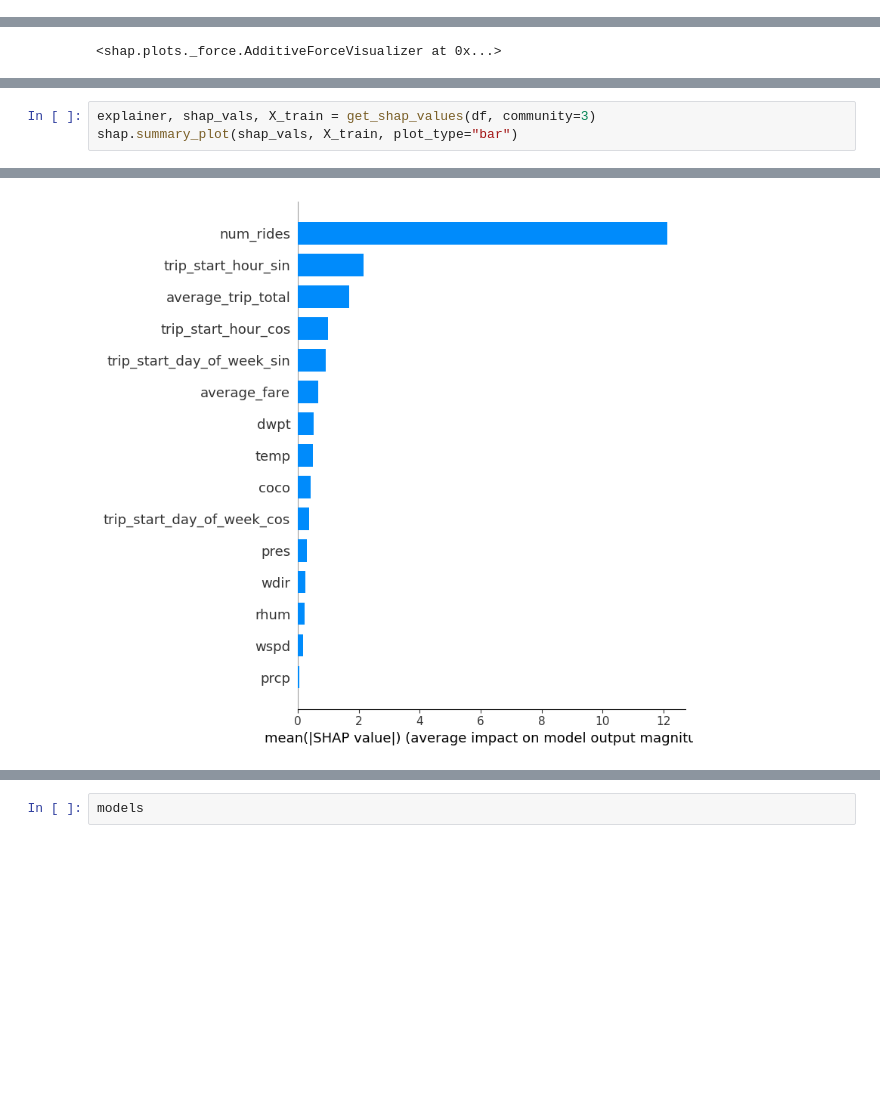
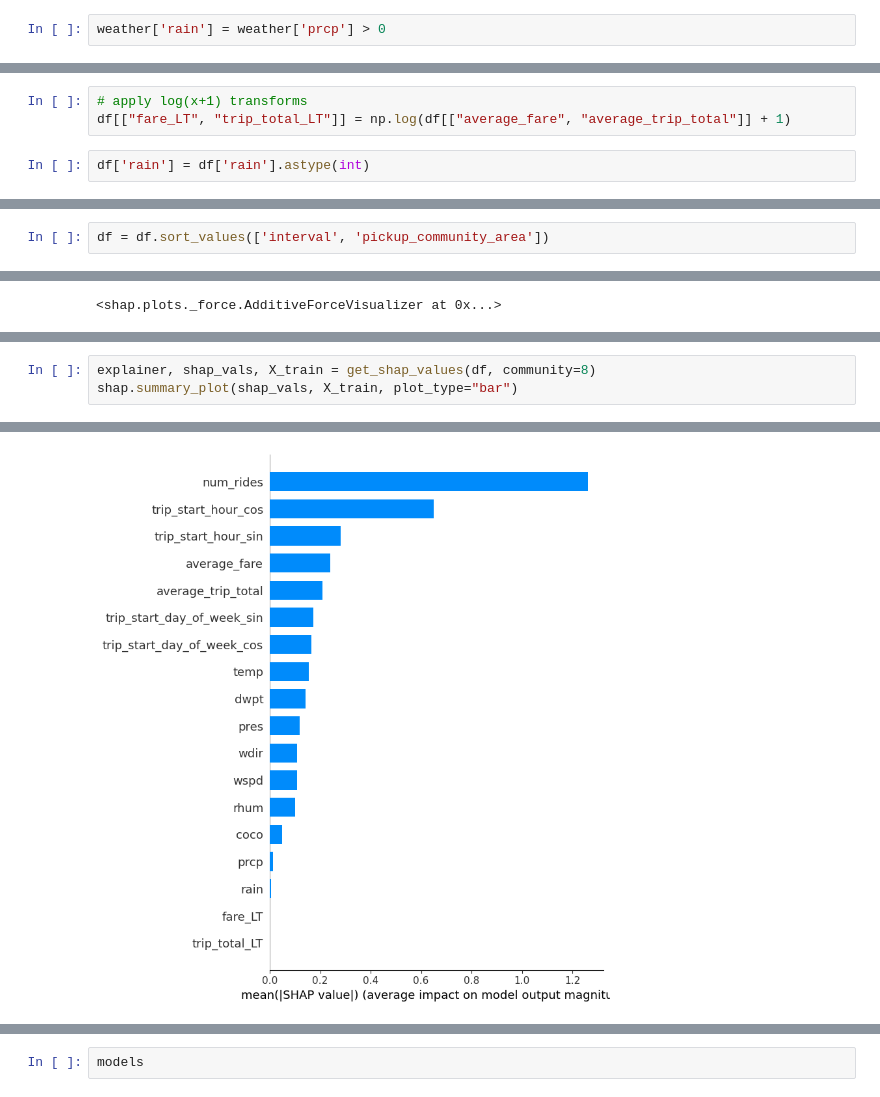
Before and after one commit to GarettKaube/Ride-Sharing-Spatio-Temporal-Demand-Forecasting-System, a Jupyter notebook: modeling.ipynb, the cells around one changed output, grey strips where cells are left out. Saved outputs shown, nothing was run; the diff lists cells and outputs as text; blank space fills up the shorter version.

Commit message:
Added some plots and fixed bug in log_performance()

```diff
--- a/modeling.ipynb
+++ b/modeling.ipynb
@@ -140,6 +136,8 @@ dtypes: datetime64[ns](1), float64(8)
 memory usage: 1.9 MB
 # %% [markdown]
 Lag the weather data since it is hourly and to avoid data leakage when we combine with the 30 minute interval ride data
+# %%
+weather['rain'] = weather['prcp'] > 0
 # %%
 cols_to_lag = weather.columns.drop("time")
 
@@ -620,6 +618,11 @@ df['trip_start_day_of_week_sin'] = df['trip_start_day_of_week'].apply(lambda x:
 df['trip_start_day_of_week_cos'] = df['trip_start_day_of_week'].apply(lambda x: cyclical_transform(x, 7)[1])
 # %%
 df = df.drop(['trip_start_hour', 'trip_start_day_of_week'], axis=1)
+# %%
+# apply log(x+1) transforms
+df[["fare_LT", "trip_total_LT"]] = np.log(df[["average_fare", "average_trip_total"]] + 1)
+# %%
+df['rain'] = df['rain'].astype(int)
 # %%
 groups = ['interval']
 graph_ts = df.groupby(groups)[df.columns.drop(groups)]
@@ -643,3 +638,5 @@ Index(['pickup_community_area', 'interval', 'num_rides', 'average_fare',
 # %% [markdown]
 ### Create Feature and Target Lists
+# %%
+df = df.sort_values(['interval', 'pickup_community_area'])
 # %%
@@ -740,9 +725,9 @@ array([0.31431603, 0.04296153, 0.33500034, 0.01934302, 0.15359424,
 # %%
-explainer, shap_vals, X_train = get_shap_values(df, community=3)
+explainer, shap_vals, X_train = get_shap_values(df, community=8)
 shap.summary_plot(shap_vals, X_train, plot_type="bar")
 # %% [output]
 [interactive output not drawn]
-[figure, old version]
+[figure, new version]
 # %%
 shap.violin_plot(shap_vals, X_train)
 # %% [output]
```
Also changed, not shown: parts of 58 cells of this notebook.
